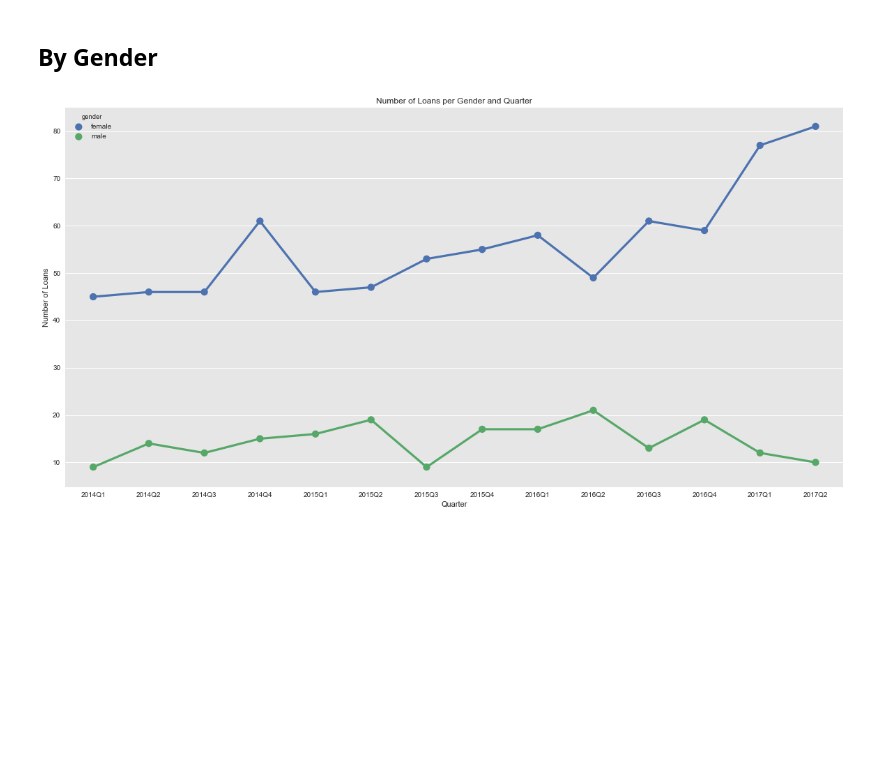
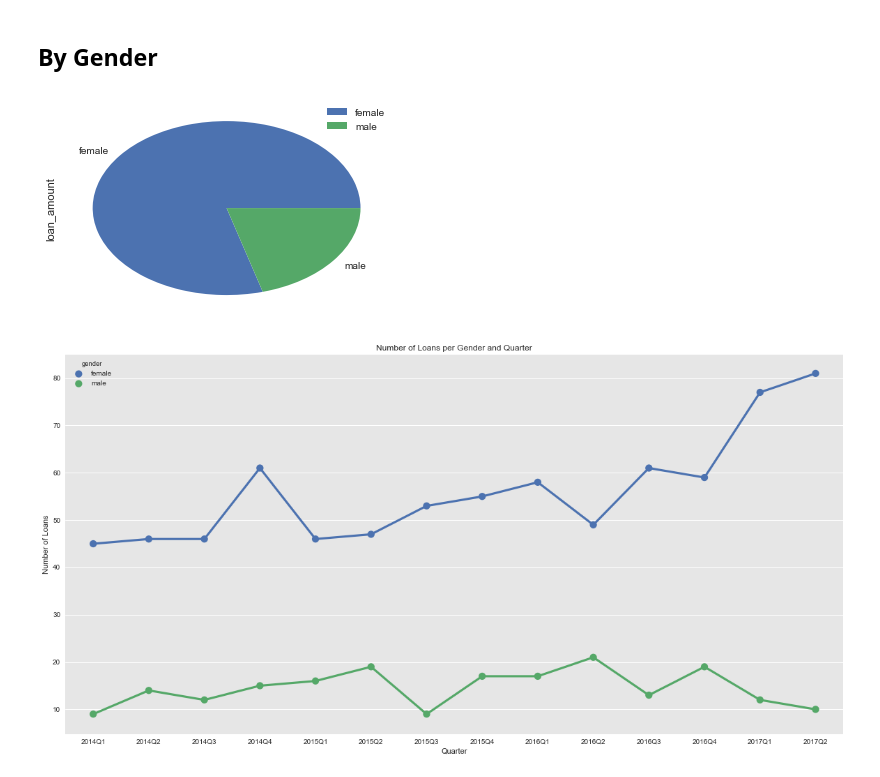
Before and after one commit to feng443/RUDS-Proj1-Kiva-Crowd-Funding-Visualization, a Jupyter notebook: KivaDataVisualization.ipynb, the cells around one changed output. Saved outputs shown, nothing was run; the diff lists cells and outputs as text; code cells hidden in the pictures; blank space fills up the shorter version.

```diff
--- a/KivaDataVisualization.ipynb
+++ b/KivaDataVisualization.ipynb
@@ -123,6 +168,11 @@ number_loans_per_month(loan_data)
 [figure]
 # %% [markdown]
 ## By Gender
+# %%
+%run narcos/gender_by_loan.py
+loans_by_gender(loan_data)
+# %% [output]
+[figure, added]
 # %%
 %run narcos/number_loans_per_gender.py
 number_loans_per_gender(loan_data)
```
Also changed, not shown: parts of 6 cells of this notebook, 1 other file.
